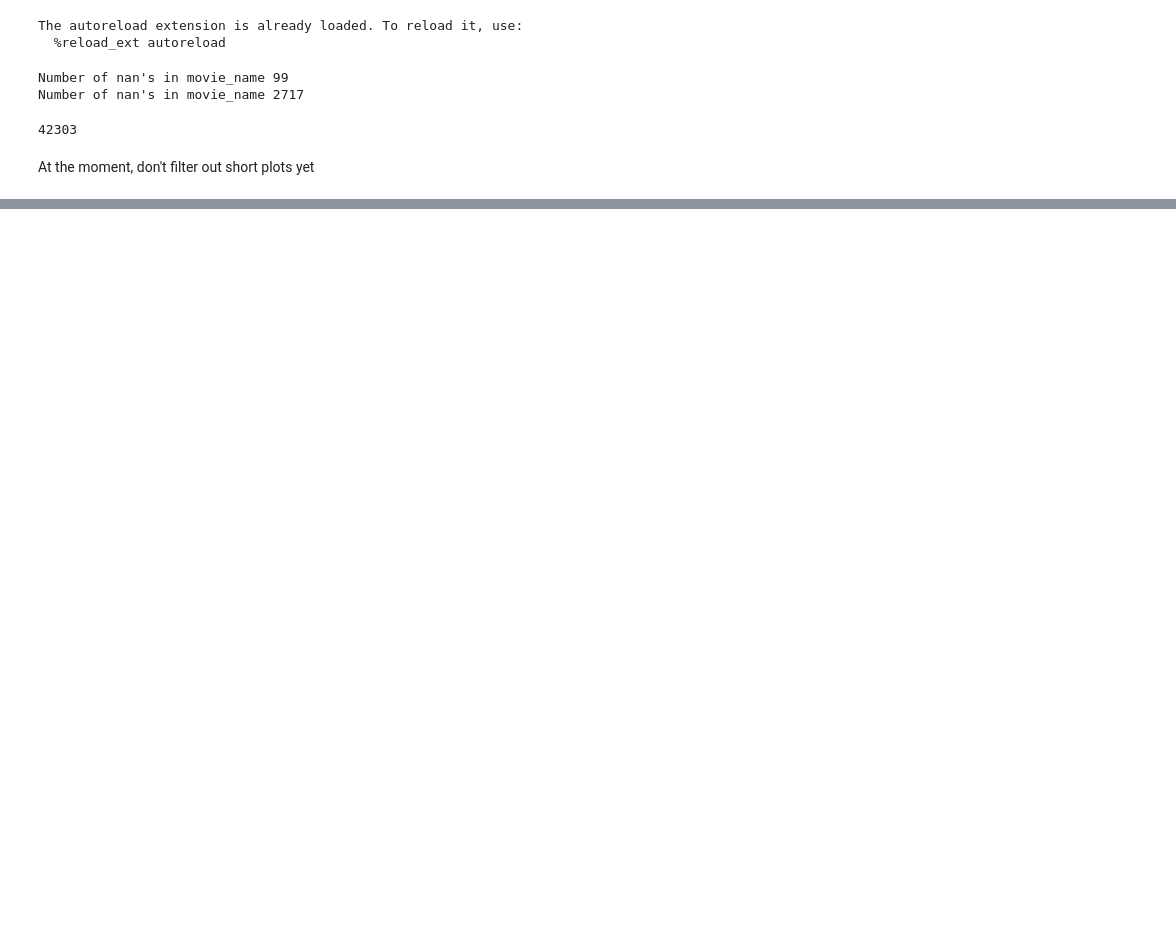
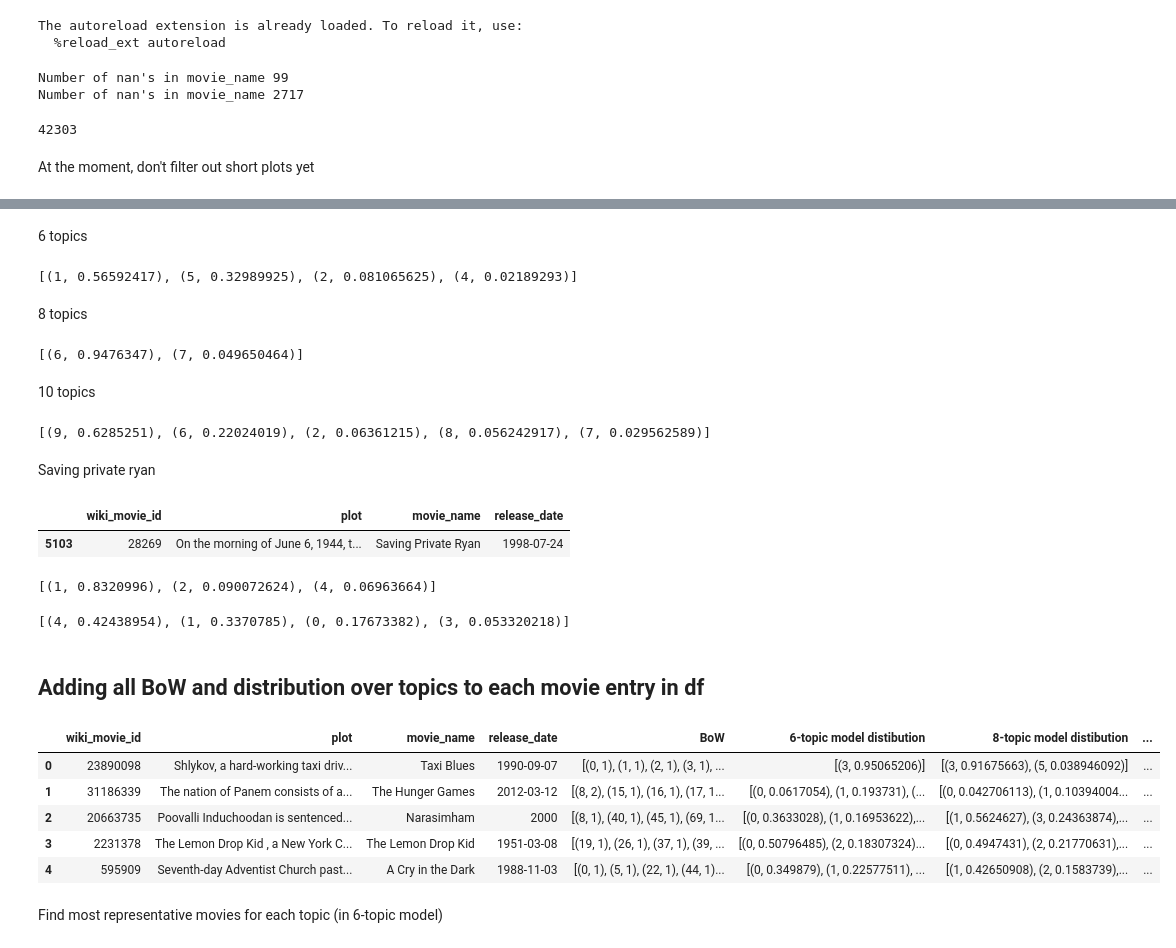
Before and after one commit to epfl-ada/ada-2023-project-msosm, a Jupyter notebook: plot_clustering.ipynb, the cells around one changed output, grey strips where cells are left out. Saved outputs shown, nothing was run; the diff lists cells and outputs as text; code cells hidden in the pictures; blank space fills up the shorter version.

```diff
--- a/plot_clustering.ipynb
+++ b/plot_clustering.ipynb
@@ -103,7 +140,8 @@ corpus = [dictionary.doc2bow(doc) for doc in processed_plots]
 # models
 seed = 42
 from gensim.models import LdaMulticore
-params = {'passes': 30, 'random_state': seed}
+
+params = {'passes': 20, 'random_state': seed}
 base_models = dict()
-model = LdaMulticore(corpus=corpus, num_topics=10, id2word=dictionary, workers=6,
+model1 = LdaMulticore(corpus=corpus, num_topics=6, id2word=dictionary, workers=6, eta='auto',
                 passes=params['passes'], random_state=params['random_state'])
@@ -143,0 +165,4 @@ model[corpus[1]]
+# %%
+base_models = dict()
+model2 = LdaMulticore(corpus=corpus, num_topics=8, id2word=dictionary, workers=6, eta='auto',
+                passes=params['passes'], random_state=params['random_state'])
@@ -143,0 +190,4 @@ model[corpus[1]]
+# %%
+base_models = dict()
+model3 = LdaMulticore(corpus=corpus, num_topics=10, id2word=dictionary, workers=6, eta='auto',
+                passes=params['passes'], random_state=params['random_state'])
@@ -143,0 +270,51 @@ model[corpus[1]]
+# %% [markdown]
+6 topics
+# %%
+print(sorted(model1[corpus[41926]],key=lambda x:x[1],reverse=True))
+# %% [output]
+[(1, 0.56592417), (5, 0.32989925), (2, 0.081065625), (4, 0.02189293)]
+# %% [markdown]
+8 topics
+# %%
+print(sorted(model2[corpus[41926]],key=lambda x:x[1],reverse=True))
+# %% [output]
+[(6, 0.9476347), (7, 0.049650464)]
+# %% [markdown]
+10 topics
+# %%
+print(sorted(model3[corpus[41926]],key=lambda x:x[1],reverse=True))
+# %% [output]
+[(9, 0.6285251), (6, 0.22024019), (2, 0.06361215), (8, 0.056242917), (7, 0.029562589)]
+# %% [markdown]
+Saving private ryan
+# %%
+plot_summaries[plot_summaries['movie_name'].str.contains('Private ryan', case=False, na=False)]
+# %% [output]
+|  | wiki_movie_id | plot | movie_name | release_date |
+| 5103 | 28269 | On the morning of June 6, 1944, t... | Saving Private Ryan | 1998-07-24 |
+# %%
+print(sorted(model1[corpus[5103]],key=lambda x:x[1],reverse=True))
+# %% [output]
+[(1, 0.8320996), (2, 0.090072624), (4, 0.06963664)]
+# %%
+print(sorted(model2[corpus[5103]],key=lambda x:x[1],reverse=True))
+# %% [output]
+[(4, 0.42438954), (1, 0.3370785), (0, 0.17673382), (3, 0.053320218)]
+# %% [markdown]
+## Adding all BoW and distribution over topics to each movie entry in df
+# %%
+plot_summaries["BoW"] = corpus
+plot_summaries["6-topic model distibution"] = model1[corpus]
+plot_summaries["8-topic model distibution"] = model2[corpus]
+plot_summaries["10-topic model distibution"] = model3[corpus]
+# %%
+plot_summaries.head()
+# %% [output]
+|  | wiki_movie_id | plot | movie_name | release_date | BoW | 6-topic model distibution | 8-topic model distibution | ... |
+| 0 | 23890098 | Shlykov, a hard-working taxi driv... | Taxi Blues | 1990-09-07 | [(0, 1), (1, 1), (2, 1), (3, 1), ... | [(3, 0.95065206)] | [(3, 0.91675663), (5, 0.038946092)] | ... |
+| 1 | 31186339 | The nation of Panem consists of a... | The Hunger Games | 2012-03-12 | [(8, 2), (15, 1), (16, 1), (17, 1... | [(0, 0.0617054), (1, 0.193731), (... | [(0, 0.042706113), (1, 0.10394004... | ... |
+| 2 | 20663735 | Poovalli Induchoodan is sentenced... | Narasimham | 2000 | [(8, 1), (40, 1), (45, 1), (69, 1... | [(0, 0.3633028), (1, 0.16953622),... | [(1, 0.5624627), (3, 0.24363874),... | ... |
+| 3 | 2231378 | The Lemon Drop Kid , a New York C... | The Lemon Drop Kid | 1951-03-08 | [(19, 1), (26, 1), (37, 1), (39, ... | [(0, 0.50796485), (2, 0.18307324)... | [(0, 0.4947431), (2, 0.21770631),... | ... |
+| 4 | 595909 | Seventh-day Adventist Church past... | A Cry in the Dark | 1988-11-03 | [(0, 1), (5, 1), (22, 1), (44, 1)... | [(0, 0.349879), (1, 0.22577511), ... | [(1, 0.42650908), (2, 0.1583739),... | ... |
+# %% [markdown]
+Find most representative movies for each topic (in 6-topic model)
```
Also changed, not shown: parts of 33 cells of this notebook, 2 other files.
